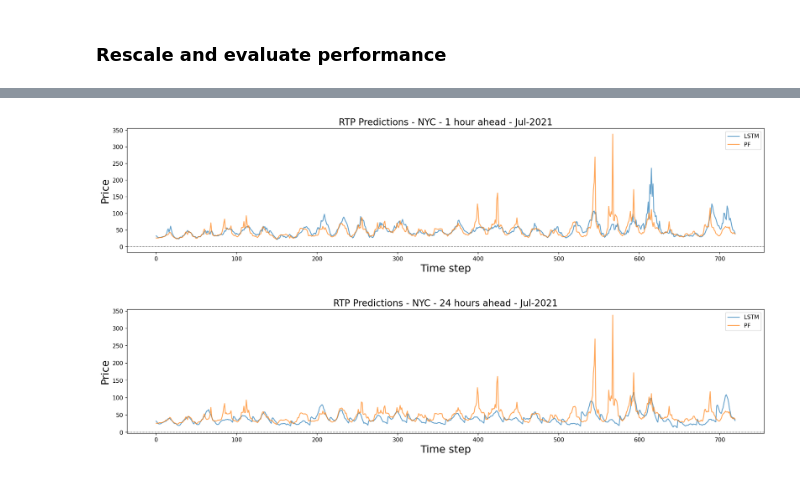
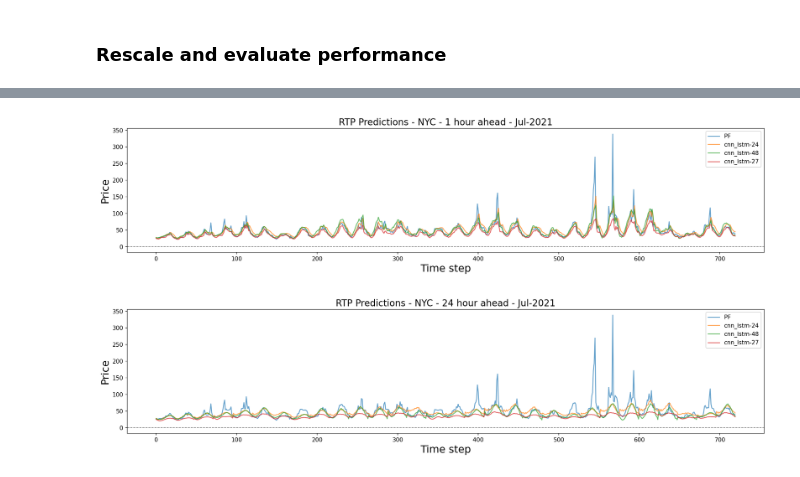
Before and after one commit to nhartz24/EAEE_E4000_Final_Project_RTP_Prediction, a Jupyter notebook: CNN_LSTM_model.ipynb, the cells around one changed output, grey strips where cells are left out. Cells and saved outputs as stored; diff of their text form; code cells hidden in the pictures.

```diff
--- a/CNN_LSTM_model.ipynb
+++ b/CNN_LSTM_model.ipynb
@@ -74,6 +51,19 @@ def plot_predictions(pred , actual, title):
     plt.xlabel('Time step' ,  fontsize=18)
     plt.ylabel('Price' , fontsize=18)
     plt.title(title, fontsize=16)
+# %%
+# Plot history and future
+def plot_predictions_slide(pred_1,pred_2,pred_3, actual, title):
+    plt.figure(figsize=(20, 4), dpi=150)
+    plt.plot(np.arange(len(pred_1)), np.array(actual),label='PF', alpha=0.7)
+    plt.plot(np.arange(len(pred_1)), np.array(pred_1),label='cnn_lstm-24',alpha=0.7)
+    plt.plot(np.arange(len(pred_1)), np.array(pred_2),label='cnn_lstm-48',alpha=0.7)
+    plt.plot(np.arange(len(pred_1)), np.array(pred_3),label='cnn_lstm-27',alpha=0.7)
+    plt.axhline(y=0, color='black', linestyle='--', lw=1, alpha=0.5)
+    plt.legend(loc='upper right')
+    plt.xlabel('Time step' ,  fontsize=18)
+    plt.ylabel('Price' , fontsize=18)
+    plt.title(title, fontsize=16)
 # %%
 #zones = ['CAPITL', 'CENTRL', 'DUNWOD', 'GENESE', 'HUD VL', 'LONGIL',
 #         'MHK VL', 'MILLWD', 'N.Y.C.', 'NORTH', 'WEST']
@@ -355,0 +469,15 @@ RMSE: 19.2752
+# %%
+y_test_pred_rescale_24 = y_test_pred_24*y_std.values + y_mean.values
+y_test_cnn_lstm_rescale_24 = y_test_cnn_lstm_24*y_std.values + y_mean.values
+y_test_pred_invlog_24 = np.exp(y_test_pred_rescale_24) -1 + min(raw_data.loc[:,"RTP"])
+y_test_cnn_lstm_invlog_24 = np.exp(y_test_cnn_lstm_rescale_24) -1 + min(raw_data.loc[:,"RTP"])
+
+y_test_pred_rescale_48 = y_test_pred_48*y_std.values + y_mean.values
+y_test_cnn_lstm_rescale_48 = y_test_cnn_lstm_48*y_std.values + y_mean.values
+y_test_pred_invlog_48 = np.exp(y_test_pred_rescale_48) -1 + min(raw_data.loc[:,"RTP"])
+y_test_cnn_lstm_invlog_48 = np.exp(y_test_cnn_lstm_rescale_48) -1 + min(raw_data.loc[:,"RTP"])
+
+y_test_pred_rescale_72 = y_test_pred_72*y_std.values + y_mean.values
+y_test_cnn_lstm_rescale_72 = y_test_cnn_lstm_72*y_std.values + y_mean.values
+y_test_pred_invlog_72 = np.exp(y_test_pred_rescale_72) -1 + min(raw_data.loc[:,"RTP"])
+y_test_cnn_lstm_invlog_72 = np.exp(y_test_cnn_lstm_rescale_72) -1 + min(raw_data.loc[:,"RTP"])
@@ -356,15 +542,19 @@ RMSE: 19.2752
 # %%
 i = 7*24*30
 j = i + 24*30
 
-plot_predictions(y_test_pred_invlog[i:j,0].flatten(),
-               y_test_cnn_lstm_invlog[i:j,0,0].flatten(),
-               'RTP Predictions - NYC - 1 hour ahead - Jul-2021')
+plot_predictions_slide(y_test_pred_invlog_24[i+48:j+48,0].flatten(),
+                       y_test_pred_invlog_48[i+24:j+24,0].flatten(),
+                       y_test_pred_invlog_72[i:j,0].flatten(),
+                       y_test_cnn_lstm_invlog_72[i:j,0,0].flatten(),
+                       'RTP Predictions - NYC - 1 hour ahead - Jul-2021')
 
-plot_predictions(y_test_pred_invlog[i:j:24,:].flatten(),
-               y_test_cnn_lstm_invlog[i:j:24,:].flatten(),
-               'RTP Predictions - NYC - 24 hours ahead - Jul-2021')
+plot_predictions_slide(y_test_pred_invlog_24[i+48:j+48:24,:].flatten(),
+                       y_test_pred_invlog_48[i+24:j+24:24,:].flatten(),
+                       y_test_pred_invlog_72[i:j:24,:].flatten(),
+                       y_test_cnn_lstm_invlog_72[i:j:24,:].flatten(),
+                       'RTP Predictions - NYC - 24 hour ahead - Jul-2021')
 # %% [output]
-[figure, old version]
+[figure, new version]
-[figure, old version]
+[figure, new version]
 # %%
```
Also changed, not shown: parts of 31 cells of this notebook, 14 other files.
